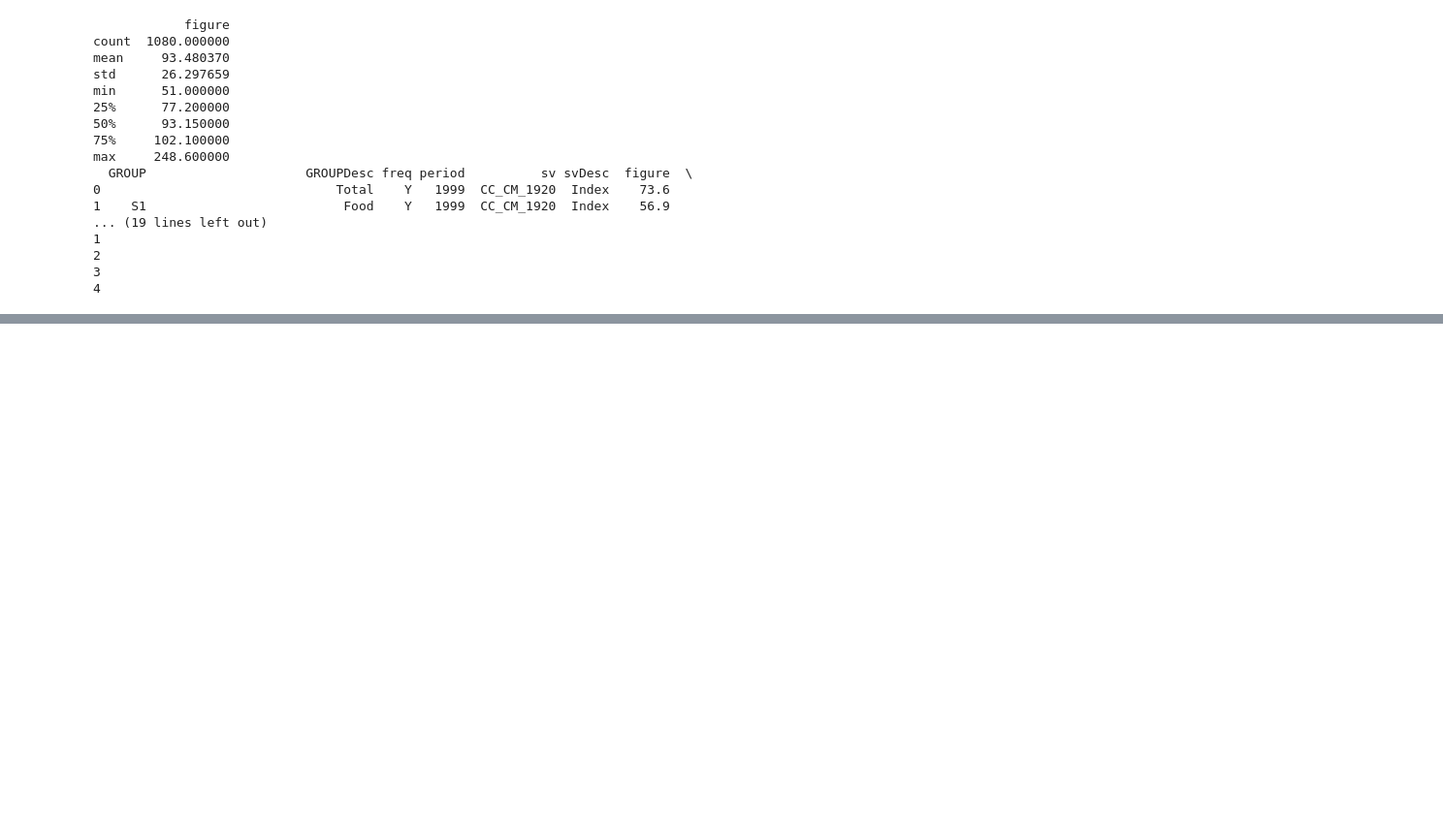
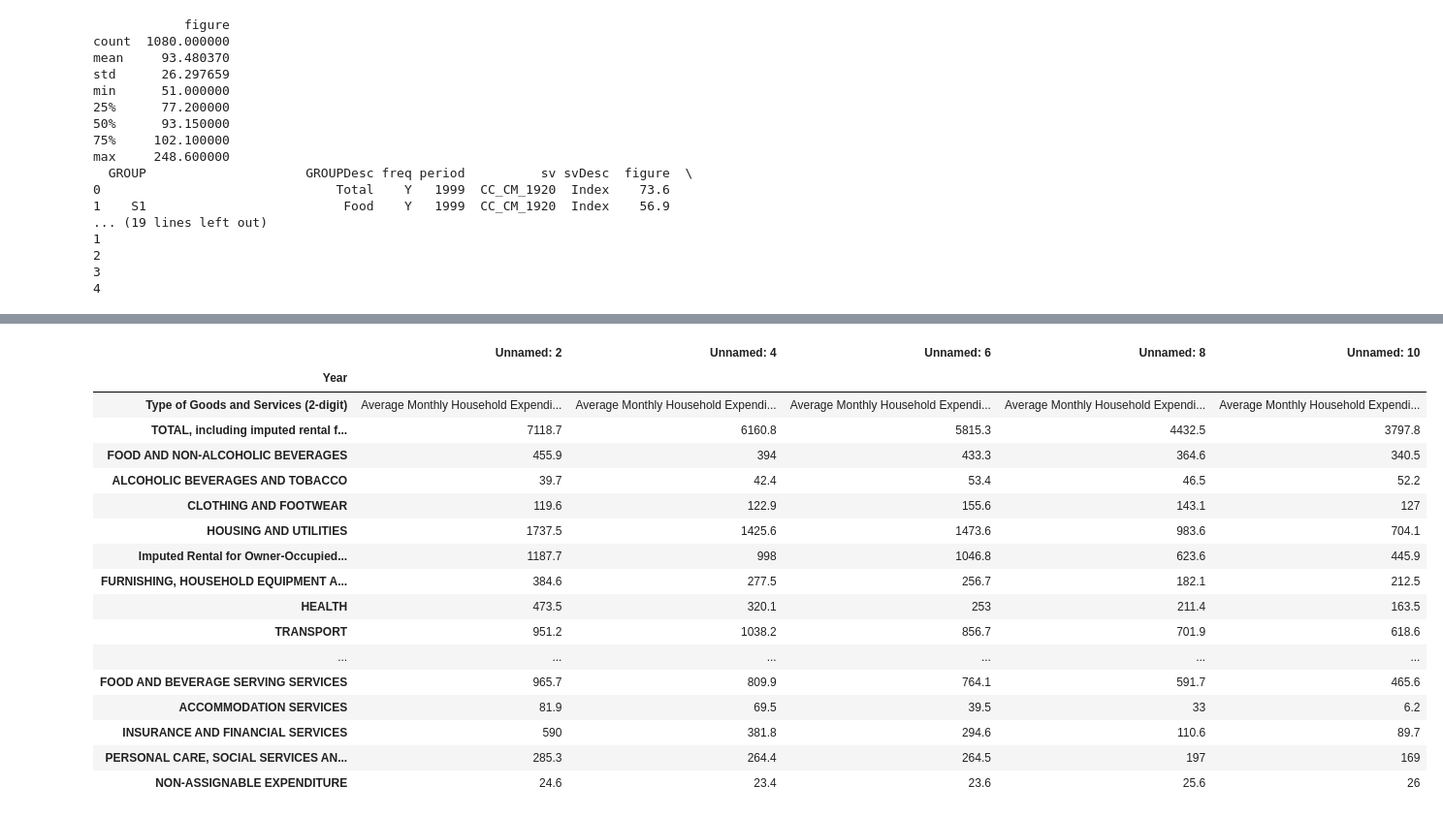
Before and after one commit to kcf1/econ4200-fyp-research, a Jupyter notebook: comb_data.ipynb, the cells around one changed output, grey strips where cells are left out. Shown at 97% size. Drawn from its saved outputs; the diff is of its cells as text; code cells hidden in the pictures; blank space fills up the shorter version.

```diff
--- a/comb_data.ipynb
+++ b/comb_data.ipynb
@@ -441,0 +682,2 @@ max     248.600000
+# %%
+df = pd.read_csv('data/household/sg.csv')
@@ -441,0 +704,25 @@ max     248.600000
+# %%
+df = df.set_index('Year')
+df = df.iloc[:,[1,3,5,7,9]]
+df.columns = [2022,2017,2012,2007,2002]
+# %%
+df.columns = [2022,2017,2012,2007,2002]
+# %% [output]
+|  | Unnamed: 2 | Unnamed: 4 | Unnamed: 6 | Unnamed: 8 | Unnamed: 10 |
+| Year |  |  |  |  |  |
+| Type of Goods and Services (2-digit) | Average Monthly Household Expendi... | Average Monthly Household Expendi... | Average Monthly Household Expendi... | Average Monthly Household Expendi... | Average Monthly Household Expendi... |
+| TOTAL, including imputed rental f... | 7118.7 | 6160.8 | 5815.3 | 4432.5 | 3797.8 |
+| FOOD AND NON-ALCOHOLIC BEVERAGES | 455.9 | 394 | 433.3 | 364.6 | 340.5 |
+| ALCOHOLIC BEVERAGES AND TOBACCO | 39.7 | 42.4 | 53.4 | 46.5 | 52.2 |
+| CLOTHING AND FOOTWEAR | 119.6 | 122.9 | 155.6 | 143.1 | 127 |
+| HOUSING AND UTILITIES | 1737.5 | 1425.6 | 1473.6 | 983.6 | 704.1 |
+| Imputed Rental for Owner-Occupied... | 1187.7 | 998 | 1046.8 | 623.6 | 445.9 |
+| FURNISHING, HOUSEHOLD EQUIPMENT A... | 384.6 | 277.5 | 256.7 | 182.1 | 212.5 |
+| HEALTH | 473.5 | 320.1 | 253 | 211.4 | 163.5 |
+| TRANSPORT | 951.2 | 1038.2 | 856.7 | 701.9 | 618.6 |
+| ... | ... | ... | ... | ... | ... |
+| FOOD AND BEVERAGE SERVING SERVICES | 965.7 | 809.9 | 764.1 | 591.7 | 465.6 |
+| ACCOMMODATION SERVICES | 81.9 | 69.5 | 39.5 | 33 | 6.2 |
+| INSURANCE AND FINANCIAL SERVICES | 590 | 381.8 | 294.6 | 110.6 | 89.7 |
+| PERSONAL CARE, SOCIAL SERVICES AN... | 285.3 | 264.4 | 264.5 | 197 | 169 |
+| NON-ASSIGNABLE EXPENDITURE | 24.6 | 23.4 | 23.6 | 25.6 | 26 |
```
Also changed, not shown: parts of 13 cells of this notebook, 38 other files.
